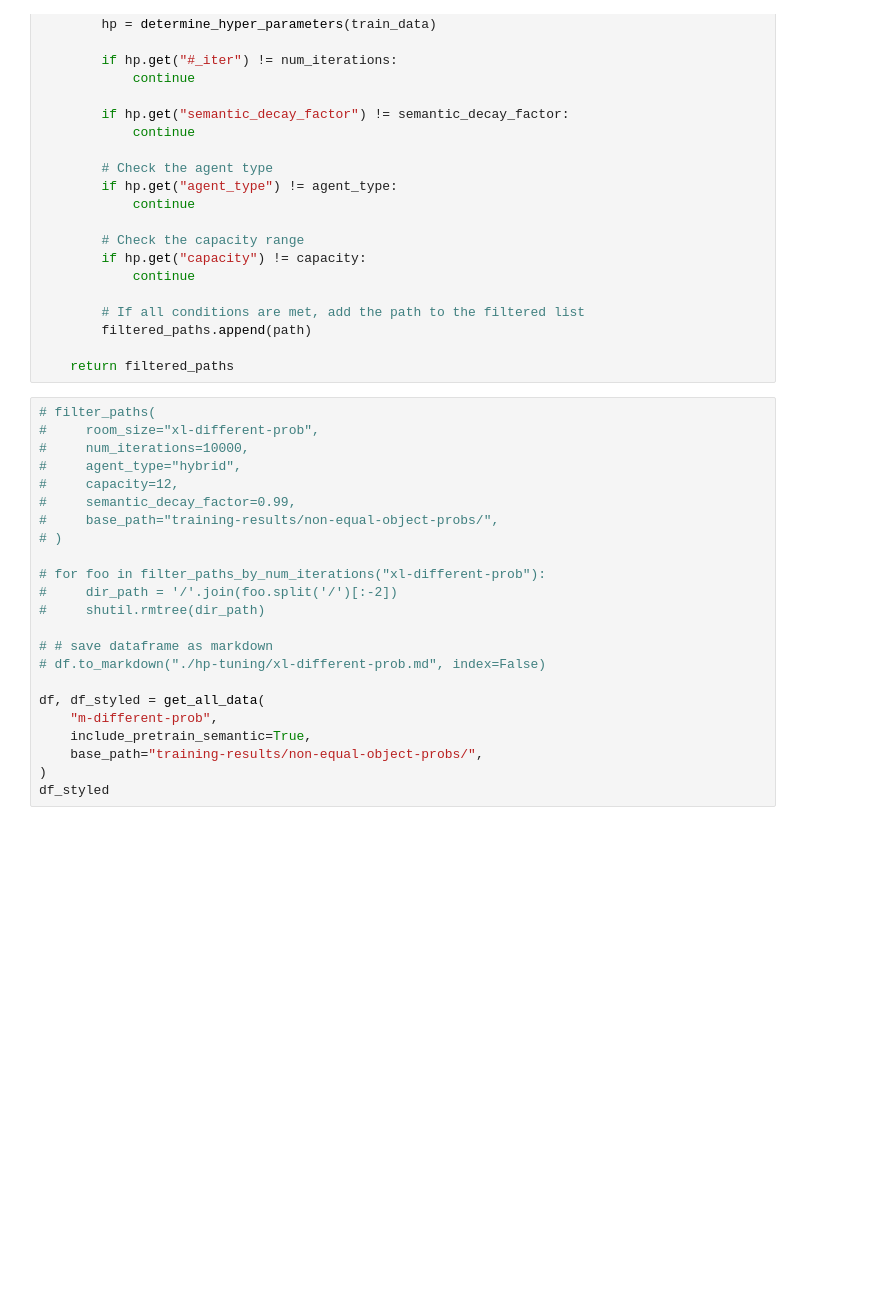
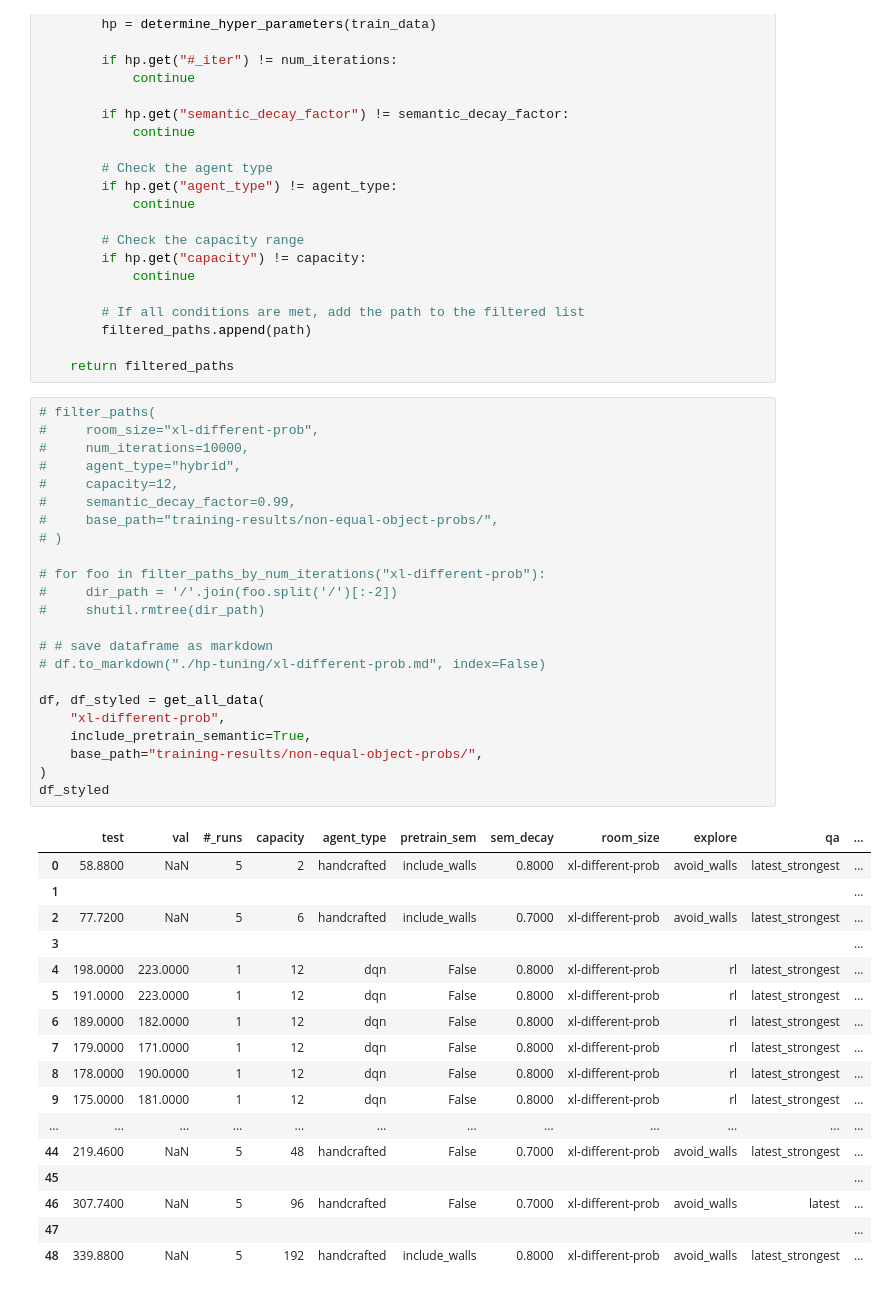
Before and after one commit to humemai/agent-room-env-v2-qa, a Jupyter notebook: compare-results-dqn.ipynb, the cells around one changed output. Drawn from its saved outputs; the diff is of its cells as text; blank space fills up the shorter version.

```diff
--- a/compare-results-dqn.ipynb
+++ b/compare-results-dqn.ipynb
@@ -366,23 +366,41 @@ def filter_paths(
 # %%
 # filter_paths(
 #     room_size="xl-different-prob",
 #     num_iterations=10000,
 #     agent_type="hybrid",
 #     capacity=12,
 #     semantic_decay_factor=0.99,
 #     base_path="training-results/non-equal-object-probs/",
 # )
 
 # for foo in filter_paths_by_num_iterations("xl-different-prob"):
 #     dir_path = '/'.join(foo.split('/')[:-2])
 #     shutil.rmtree(dir_path)
 
 # # save dataframe as markdown
 # df.to_markdown("./hp-tuning/xl-different-prob.md", index=False)
 
 df, df_styled = get_all_data(
-    "m-different-prob",
+    "xl-different-prob",
     include_pretrain_semantic=True,
     base_path="training-results/non-equal-object-probs/",
 )
 df_styled
+# %% [output]
+|  | test | val | #_runs | capacity | agent_type | pretrain_sem | sem_decay | room_size | explore | qa | ... |
+| 0 | 58.8800 | NaN | 5 | 2 | handcrafted | include_walls | 0.8000 | xl-different-prob | avoid_walls | latest_strongest | ... |
+| 1 |  |  |  |  |  |  |  |  |  |  | ... |
+| 2 | 77.7200 | NaN | 5 | 6 | handcrafted | include_walls | 0.7000 | xl-different-prob | avoid_walls | latest_strongest | ... |
+| 3 |  |  |  |  |  |  |  |  |  |  | ... |
+| 4 | 198.0000 | 223.0000 | 1 | 12 | dqn | False | 0.8000 | xl-different-prob | rl | latest_strongest | ... |
+| 5 | 191.0000 | 223.0000 | 1 | 12 | dqn | False | 0.8000 | xl-different-prob | rl | latest_strongest | ... |
+| 6 | 189.0000 | 182.0000 | 1 | 12 | dqn | False | 0.8000 | xl-different-prob | rl | latest_strongest | ... |
+| 7 | 179.0000 | 171.0000 | 1 | 12 | dqn | False | 0.8000 | xl-different-prob | rl | latest_strongest | ... |
+| 8 | 178.0000 | 190.0000 | 1 | 12 | dqn | False | 0.8000 | xl-different-prob | rl | latest_strongest | ... |
+| 9 | 175.0000 | 181.0000 | 1 | 12 | dqn | False | 0.8000 | xl-different-prob | rl | latest_strongest | ... |
+| ... | ... | ... | ... | ... | ... | ... | ... | ... | ... | ... | ... |
+| 44 | 219.4600 | NaN | 5 | 48 | handcrafted | False | 0.7000 | xl-different-prob | avoid_walls | latest_strongest | ... |
+| 45 |  |  |  |  |  |  |  |  |  |  | ... |
+| 46 | 307.7400 | NaN | 5 | 96 | handcrafted | False | 0.7000 | xl-different-prob | avoid_walls | latest | ... |
+| 47 |  |  |  |  |  |  |  |  |  |  | ... |
+| 48 | 339.8800 | NaN | 5 | 192 | handcrafted | include_walls | 0.8000 | xl-different-prob | avoid_walls | latest_strongest | ... |
```
Also changed, not shown: 6 other files.
